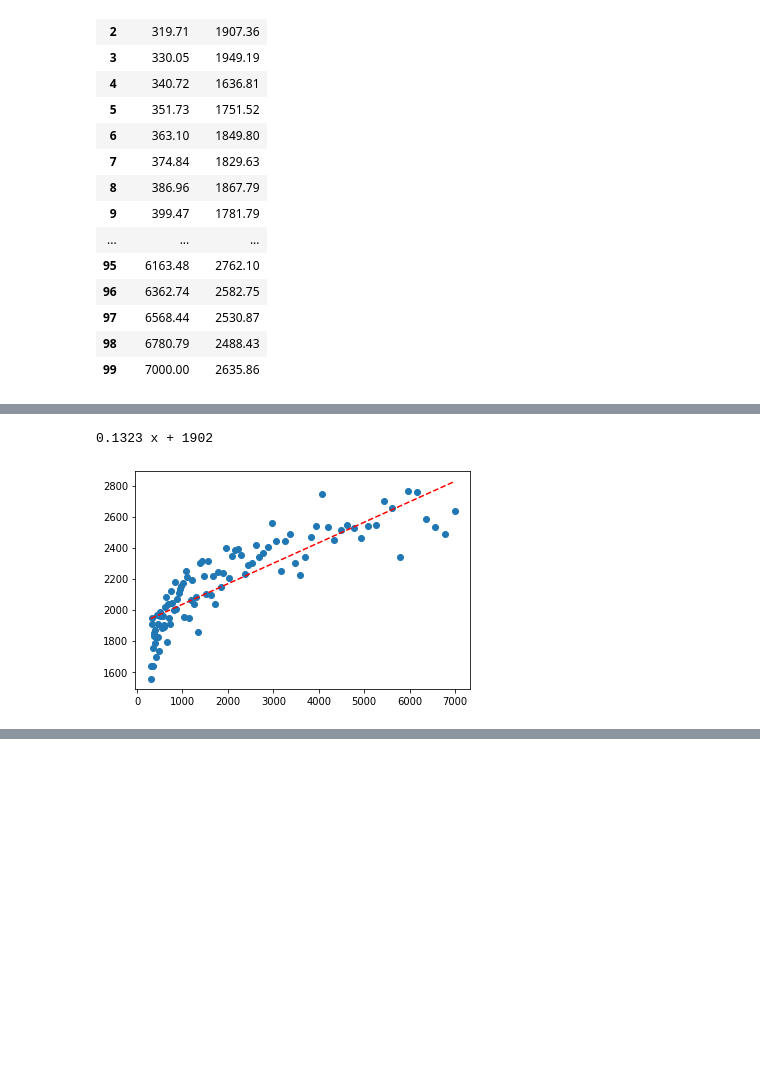
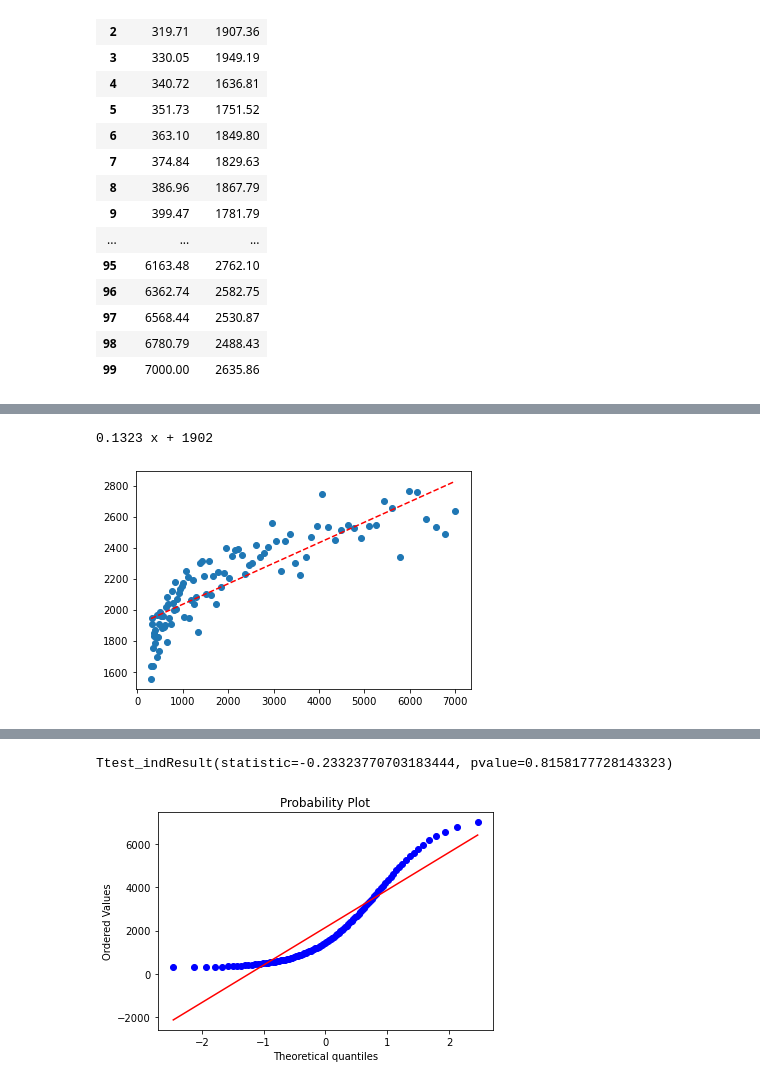
Before and after one commit to ghostlypi/RLabs, a Jupyter notebook: Lab 3/Lab 3.ipynb, the cells around one changed output, grey strips where cells are left out. Saved outputs shown, nothing was run; the diff lists cells and outputs as text; code cells hidden in the pictures; blank space fills up the shorter version.

```diff
--- a/Lab 3/Lab 3.ipynb
+++ b/Lab 3/Lab 3.ipynb
@@ -491,11 +515,8 @@ p = np.poly1d(z)
 print(p)
 plt.plot(x,p(x),"r--")
 plt.show()
-m = ols('Bwt ~ Hwt',cats).fit()
-m = ols('Bwt ~ Hwt',cats).fit()
-infl = m.get_influence()
-smfr = infl.summary_frame()
-smfr
+stats.probplot(x, plot=plt)
+stats.ttest_ind(x,y)
 # %% [output]
 0.1323 x + 1902
 [figure]
@@ -518,0 +523,2 @@ smfr
+Ttest_indResult(statistic=-0.23323770703183444, pvalue=0.8158177728143323)
+[figure, added]
```
Also changed, not shown: parts of 9 cells of this notebook, 2 other files.
